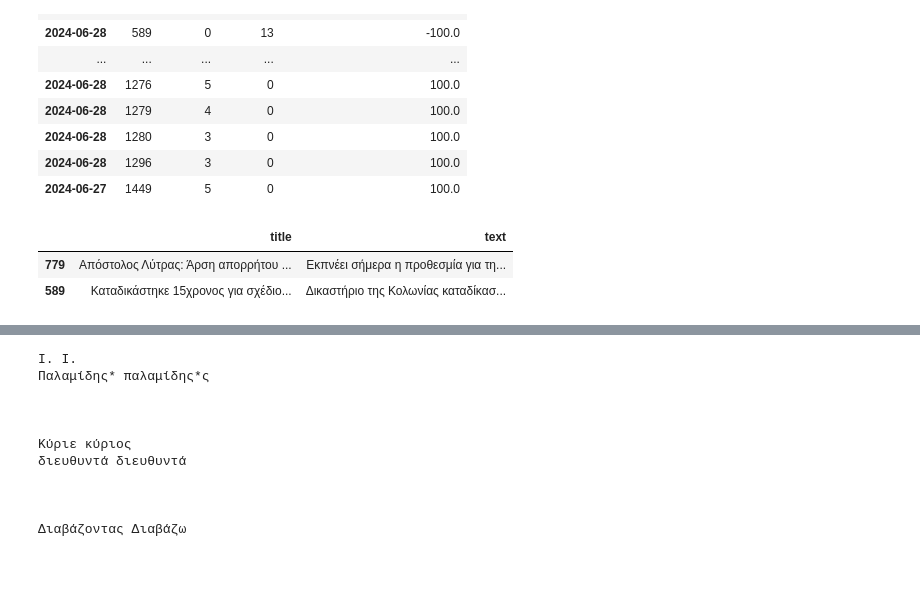
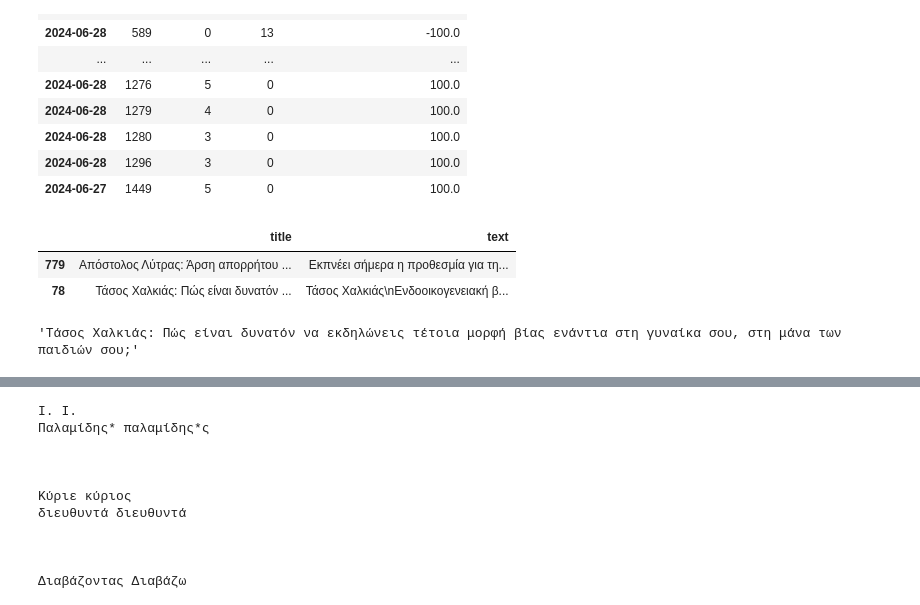
Before and after one commit to Kremmydasalexandros/datastories_for_emme, a Jupyter notebook: ΓΥΝΑΙΚΟΚΤΟΝΙΑ_12.ipynb, the cells around one changed output, grey strips where cells are left out. Cells and saved outputs as stored; diff of their text form; code cells hidden in the pictures; blank space fills up the shorter version.

```diff
--- a/ΓΥΝΑΙΚΟΚΤΟΝΙΑ_12.ipynb
+++ b/ΓΥΝΑΙΚΟΚΤΟΝΙΑ_12.ipynb
@@ -472,11 +469,15 @@ short_df[(short_df['(-)αρνητικότητα | θετικότητα(+)'] == s
 | 2024-06-28 | 1296 | 3 | 0 | 100.0 |
 | 2024-06-27 | 1449 | 5 | 0 | 100.0 |
 # %%
-full_articles_df.loc[[779 ,589], ['title', 'text']]
+full_articles_df.loc[[779 ,78], ['title', 'text']]
 # %% [output]
 |  | title | text |
 | 779 | Απόστολος Λύτρας: Άρση απορρήτου ... | Εκπνέει σήμερα η προθεσμία για τη... |
-| 589 | Καταδικάστηκε 15χρονος για σχέδιο... | Δικαστήριο της Κολωνίας καταδίκασ... |
+| 78 | Τάσος Χαλκιάς: Πώς είναι δυνατόν ... | Τάσος Χαλκιάς\nΕνδοοικογενειακή β... |
+# %%
+full_articles_df.loc[78, 'title']
+# %% [output]
+'Τάσος Χαλκιάς: Πώς είναι δυνατόν να εκδηλώνεις τέτοια μορφή βίας ενάντια στη γυναίκα σου, στη μάνα των παιδιών σου;'
 # %%
 import spacy
 # %%
```
Also changed, not shown: parts of 11 cells of this notebook.
